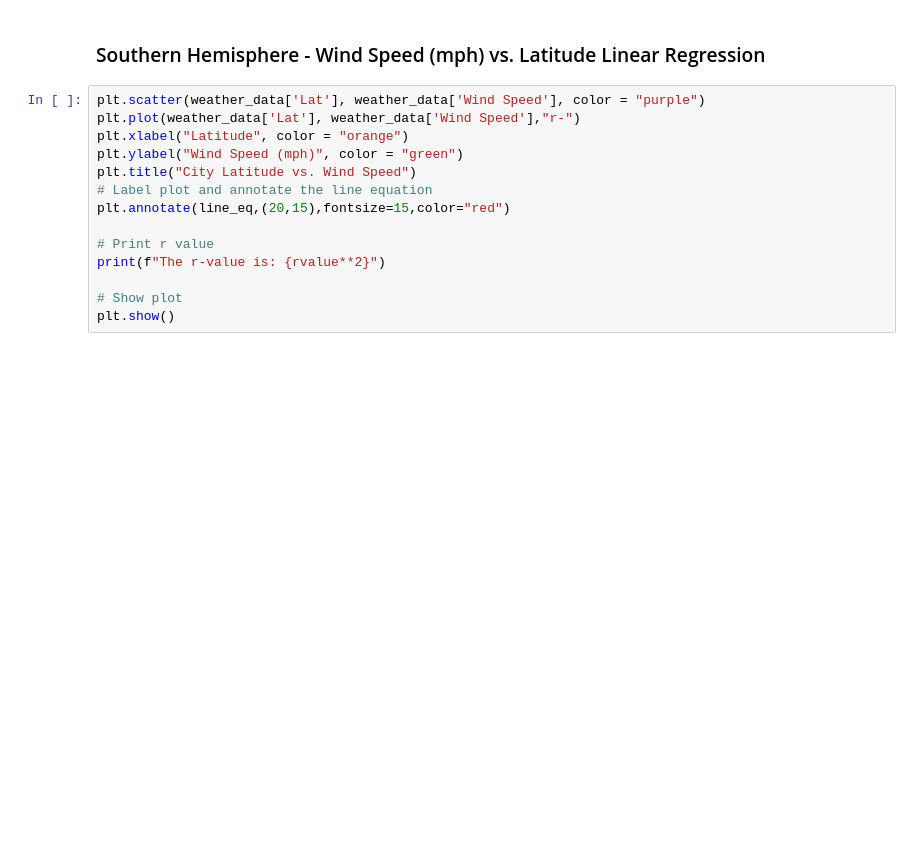
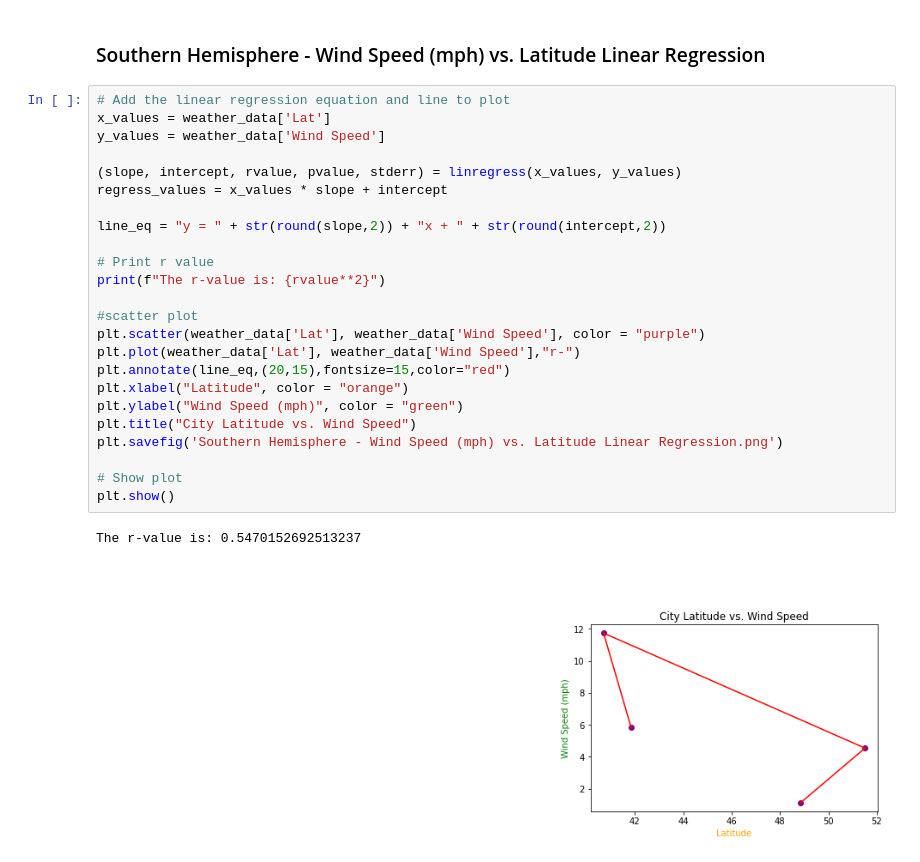
Before and after one commit to WilliamRoll/Python-API-Challenge, a Jupyter notebook: WeatherPy/WeatherPy.ipynb, the cells around one changed output. Cells and saved outputs as stored; diff of their text form; blank space fills up the shorter version.

```diff
--- a/WeatherPy/WeatherPy.ipynb
+++ b/WeatherPy/WeatherPy.ipynb
@@ -393,16 +411,29 @@ plt.show()
 # %% [markdown]
 ###  Southern Hemisphere - Wind Speed (mph) vs. Latitude Linear Regression
-# %%
-plt.scatter(weather_data['Lat'], weather_data['Wind Speed'], color = "purple")
-plt.plot(weather_data['Lat'], weather_data['Wind Speed'],"r-")
-plt.xlabel("Latitude", color = "orange")
-plt.ylabel("Wind Speed (mph)", color = "green")
-plt.title("City Latitude vs. Wind Speed")
-# Label plot and annotate the line equation
-plt.annotate(line_eq,(20,15),fontsize=15,color="red")
-
-# Print r value
-print(f"The r-value is: {rvalue**2}")
-
-# Show plot
-plt.show()
+# %%
+# Add the linear regression equation and line to plot
+x_values = weather_data['Lat']
+y_values = weather_data['Wind Speed']
+
+(slope, intercept, rvalue, pvalue, stderr) = linregress(x_values, y_values)
+regress_values = x_values * slope + intercept
+
+line_eq = "y = " + str(round(slope,2)) + "x + " + str(round(intercept,2))
+
+# Print r value
+print(f"The r-value is: {rvalue**2}")
+
+#scatter plot
+plt.scatter(weather_data['Lat'], weather_data['Wind Speed'], color = "purple")
+plt.plot(weather_data['Lat'], weather_data['Wind Speed'],"r-")
+plt.annotate(line_eq,(20,15),fontsize=15,color="red")
+plt.xlabel("Latitude", color = "orange")
+plt.ylabel("Wind Speed (mph)", color = "green")
+plt.title("City Latitude vs. Wind Speed")
+plt.savefig('Southern Hemisphere - Wind Speed (mph) vs. Latitude Linear Regression.png')
+
+# Show plot
+plt.show()
+# %% [output]
+The r-value is: 0.5470152692513237
+[figure, added]
```
Also changed, not shown: parts of 12 cells of this notebook, 2 other files.
